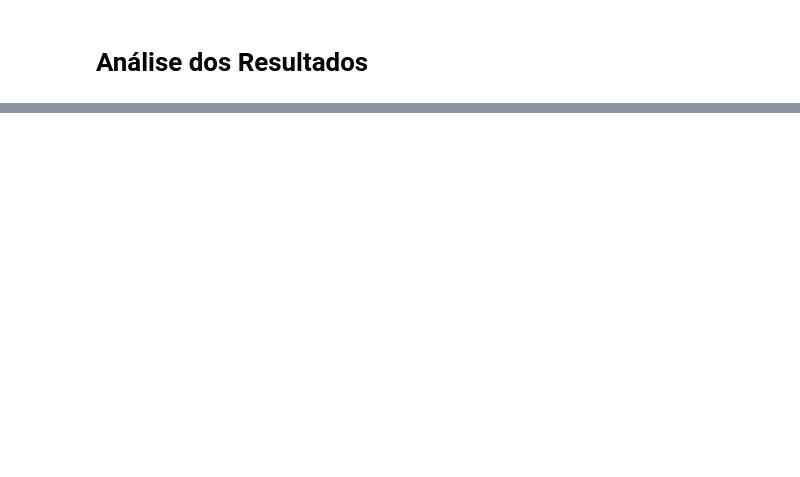
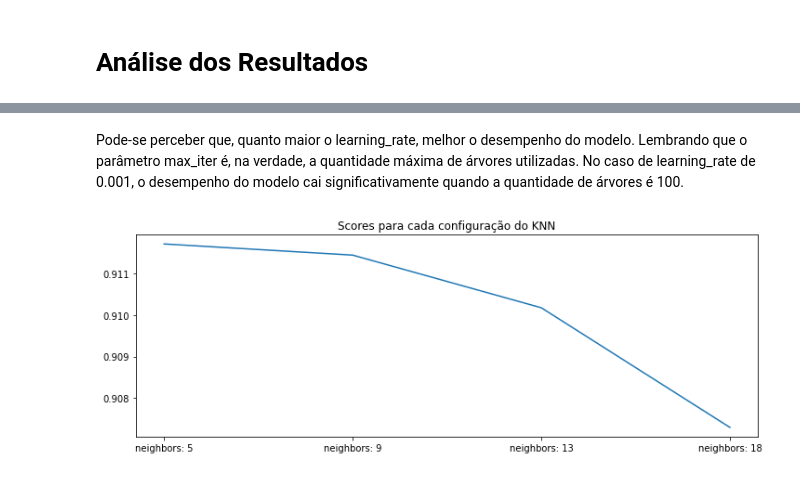
Before and after one commit to Pendulun/AirlinePassengerSatisfaction, a Jupyter notebook: airlineSatsPred.ipynb, the cells around one changed output, grey strips where cells are left out. Drawn from its saved outputs; the diff is of its cells as text; code cells hidden in the pictures; blank space fills up the shorter version.

```diff
--- a/airlineSatsPred.ipynb
+++ b/airlineSatsPred.ipynb
@@ -408,0 +440,10 @@ Fitting 5 folds for each of 4 candidates, totalling 20 fits
+# %% [markdown]
+Pode-se perceber que, quanto maior o learning_rate, melhor o desempenho do modelo. Lembrando que o parâmetro max_iter é, na verdade, a quantidade máxima de árvores utilizadas. No caso de learning_rate de 0.001, o desempenho do modelo cai significativamente quando a quantidade de árvores é 100.
+# %%
+params_axis = [f"neighbors: {param['n_neighbors']}" for param in all_params[models[0]]]
+plt.figure(figsize=(12,4))
+plt.plot(params_axis, mean_test_scores[models[0]])
+plt.title("Scores para cada configuração do KNN")
+plt.show()
+# %% [output]
+[figure, added]
```
Also changed, not shown: parts of 21 cells of this notebook, 4 other files.
